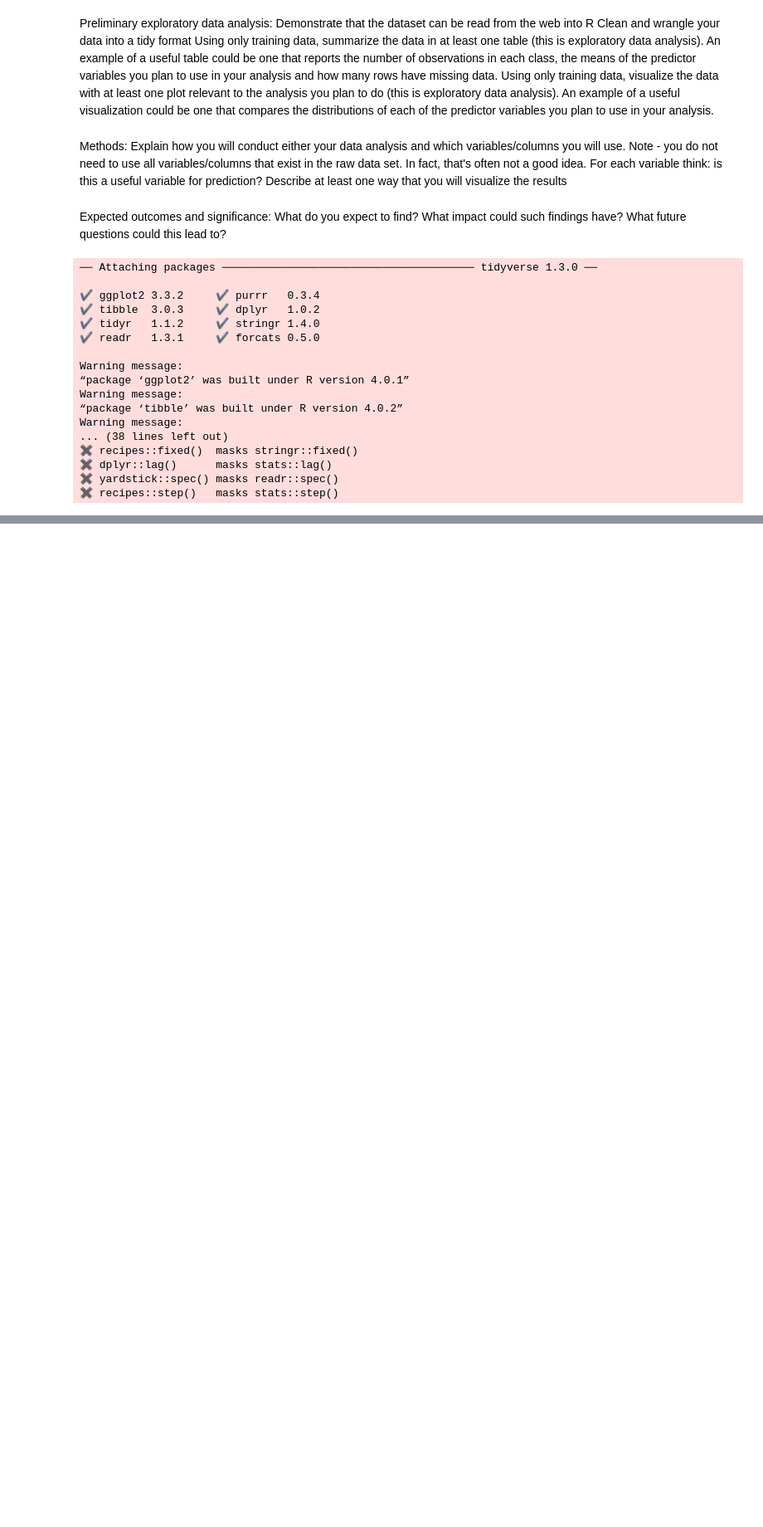
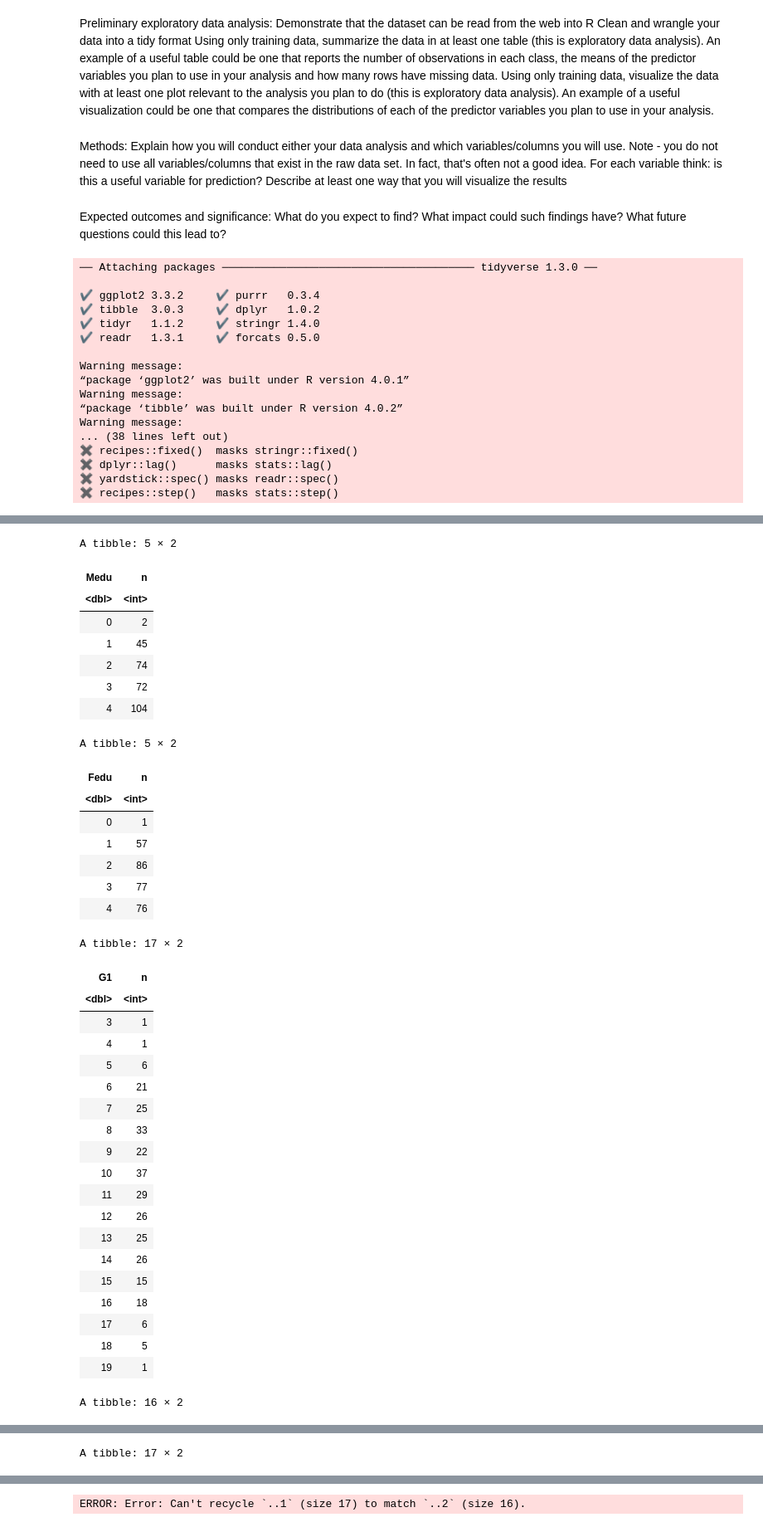
Before and after one commit to FelixNg21/DSCI100-project, a Jupyter notebook: Proposal.ipynb, the cells around one changed output, grey strips where cells are left out. Shown at 83% size. Cells and saved outputs as stored; diff of their text form; code cells hidden in the pictures; blank space fills up the shorter version.

```diff
--- a/Proposal.ipynb
+++ b/Proposal.ipynb
@@ -165,0 +131,26 @@ A spec_tbl_df: 395 × 33
+# %%
+# Student final grade summary
+student_train_G3 <- group_by(student_train, G3) %>%
+    summarize(n = n())
+
+# Student first period grade summary
+student_train_G1 <- group_by(student_train, G1) %>%
+    summarize(n = n())
+
+# Student second period grade summary
+student_train_G2 <- group_by(student_train, G2) %>%
+    summarize(n = n())
+
+# Distribution of mother's education level
+student_train_meduc <- group_by(student_train, Medu) %>%
+    summarize(n = n())
+
+# Distribution of father's education level
+student_train_feduc <- group_by(student_train, Fedu) %>%
+    summarize(n = n())
+student_train_meduc
+student_train_feduc
+student_train_G1
+student_train_G2
+student_train_G3
+# %% [output]
@@ -165,0 +166,37 @@ A spec_tbl_df: 395 × 33
+A tibble: 5 × 2
+| Medu | n |
+| <dbl> | <int> |
+| 0 | 2 |
+| 1 | 45 |
+| 2 | 74 |
+| 3 | 72 |
+| 4 | 104 |
+A tibble: 5 × 2
+| Fedu | n |
+| <dbl> | <int> |
+| 0 | 1 |
+| 1 | 57 |
+| 2 | 86 |
+| 3 | 77 |
+| 4 | 76 |
+A tibble: 17 × 2
+| G1 | n |
+| <dbl> | <int> |
+| 3 | 1 |
+| 4 | 1 |
+| 5 | 6 |
+| 6 | 21 |
+| 7 | 25 |
+| 8 | 33 |
+| 9 | 22 |
+| 10 | 37 |
+| 11 | 29 |
+| 12 | 26 |
+| 13 | 25 |
+| 14 | 26 |
+| 15 | 15 |
+| 16 | 18 |
+| 17 | 6 |
+| 18 | 5 |
+| 19 | 1 |
+A tibble: 16 × 2
@@ -165,0 +221 @@ A spec_tbl_df: 395 × 33
+A tibble: 17 × 2
@@ -165,0 +241 @@ A spec_tbl_df: 395 × 33
+ERROR: Error: Can't recycle `..1` (size 17) to match `..2` (size 16).
```
Also changed, not shown: parts of 8 cells of this notebook.
